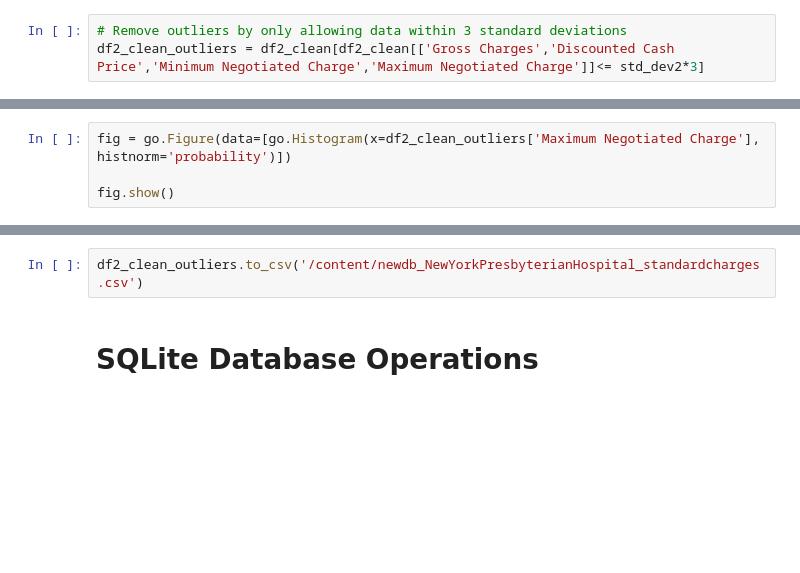
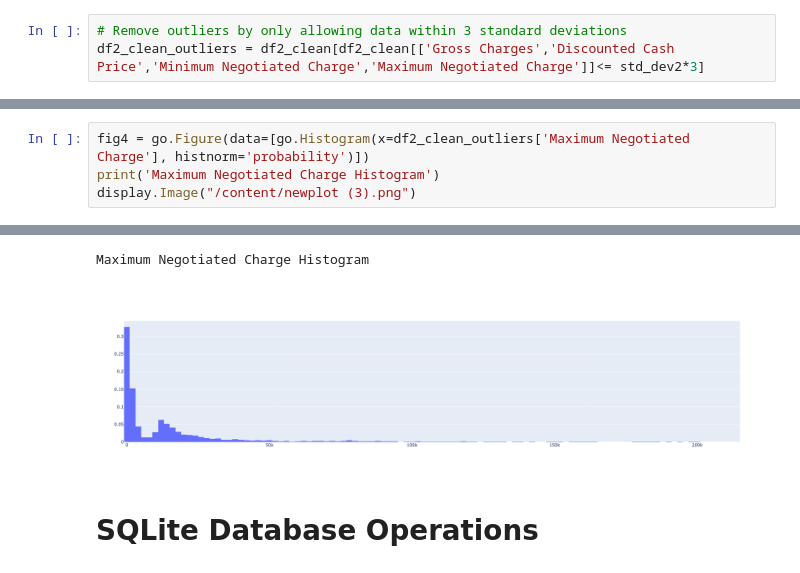
Before and after one commit to bonitr02/sqlite_database_operations, a Jupyter notebook: hha504_assgn3.ipynb, the cells around one changed output, grey strips where cells are left out. Drawn from its saved outputs; the diff is of its cells as text; blank space fills up the shorter version.

```diff
--- a/hha504_assgn3.ipynb
+++ b/hha504_assgn3.ipynb
@@ -1069,5 +1083,5 @@ fig.show()
 # %%
-fig = go.Figure(data=[go.Histogram(x=df2_clean_outliers['Maximum Negotiated Charge'], histnorm='probability')])
-
-fig.show()
+fig4 = go.Figure(data=[go.Histogram(x=df2_clean_outliers['Maximum Negotiated Charge'], histnorm='probability')])
+print('Maximum Negotiated Charge Histogram')
+display.Image("/content/newplot (3).png")
 # %% [output]
@@ -1075,5 +1088,5 @@ fig.show()
+Maximum Negotiated Charge Histogram
+[figure, added]
-# %%
-df2_clean_outliers.to_csv('/content/newdb_NewYorkPresbyterianHospital_standardcharges.csv')
 # %% [markdown]
 # SQLite Database Operations
 # %%
```
Also changed, not shown: parts of 12 cells of this notebook.
